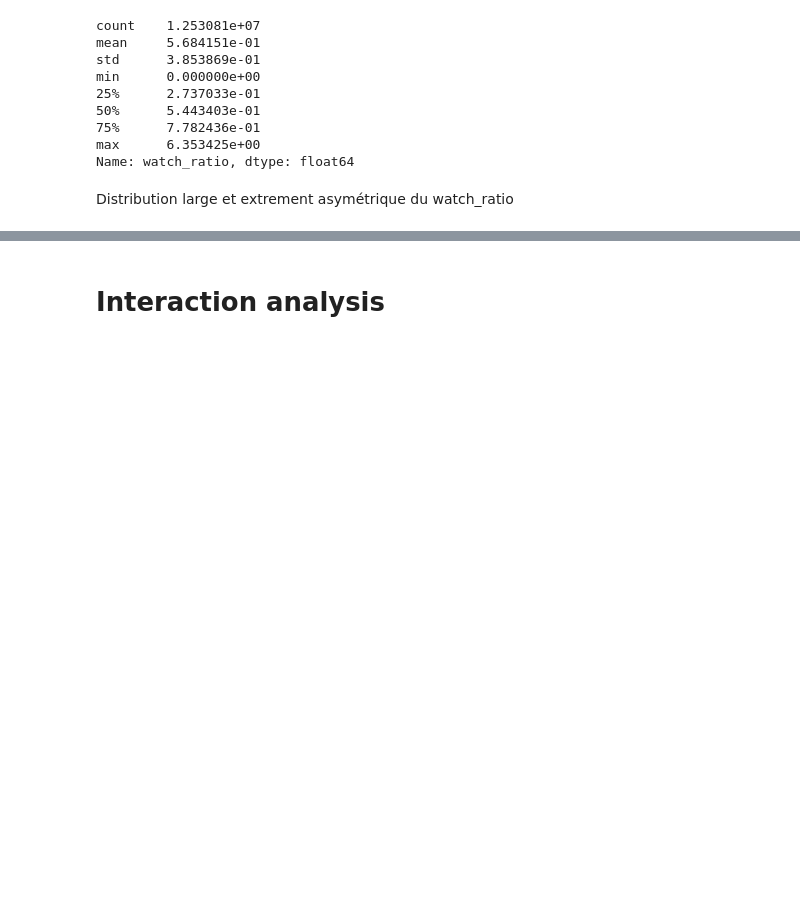
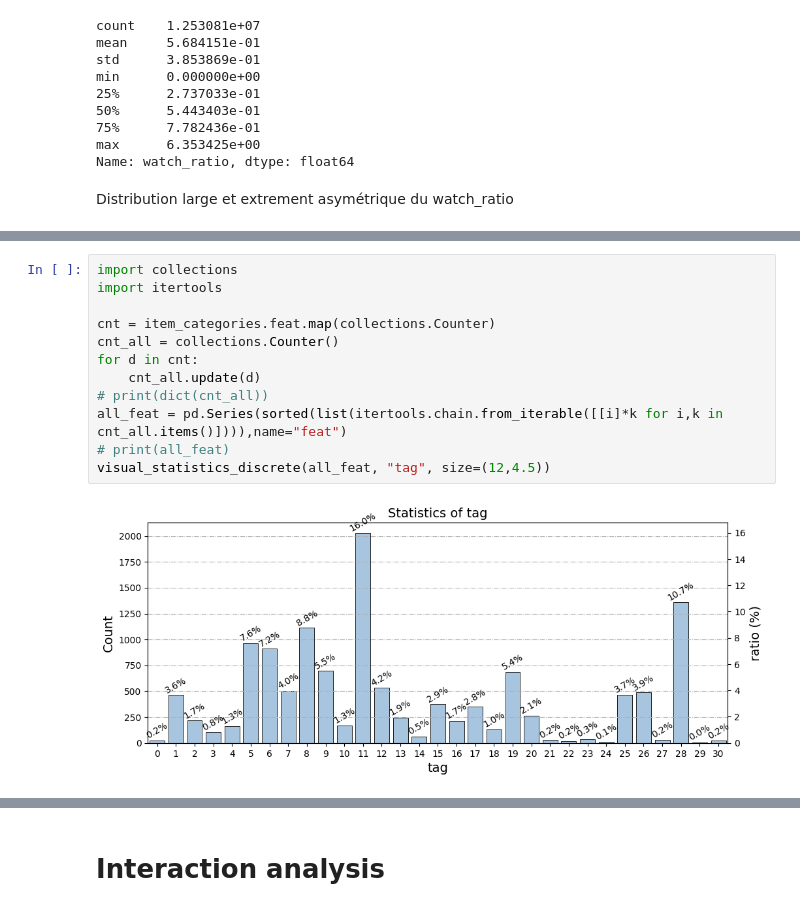
Before and after one commit to SolideSpoke/KuaiRec-video-recommander-system, a Jupyter notebook: analysis.ipynb, the cells around one changed output, grey strips where cells are left out. Drawn from its saved outputs; the diff is of its cells as text; blank space fills up the shorter version.

```diff
--- a/analysis.ipynb
+++ b/analysis.ipynb
@@ -210,0 +226,14 @@ Distribution large et extrement asymétrique du watch_ratio
+# %%
+import collections
+import itertools
+
+cnt = item_categories.feat.map(collections.Counter)
+cnt_all = collections.Counter()
+for d in cnt:
+    cnt_all.update(d)
+# print(dict(cnt_all))
+all_feat = pd.Series(sorted(list(itertools.chain.from_iterable([[i]*k for i,k in cnt_all.items()]))),name="feat")
+# print(all_feat)
+visual_statistics_discrete(all_feat, "tag", size=(12,4.5))
+# %% [output]
+[figure, added]
```
Also changed, not shown: parts of 27 cells of this notebook, 2 other files.
